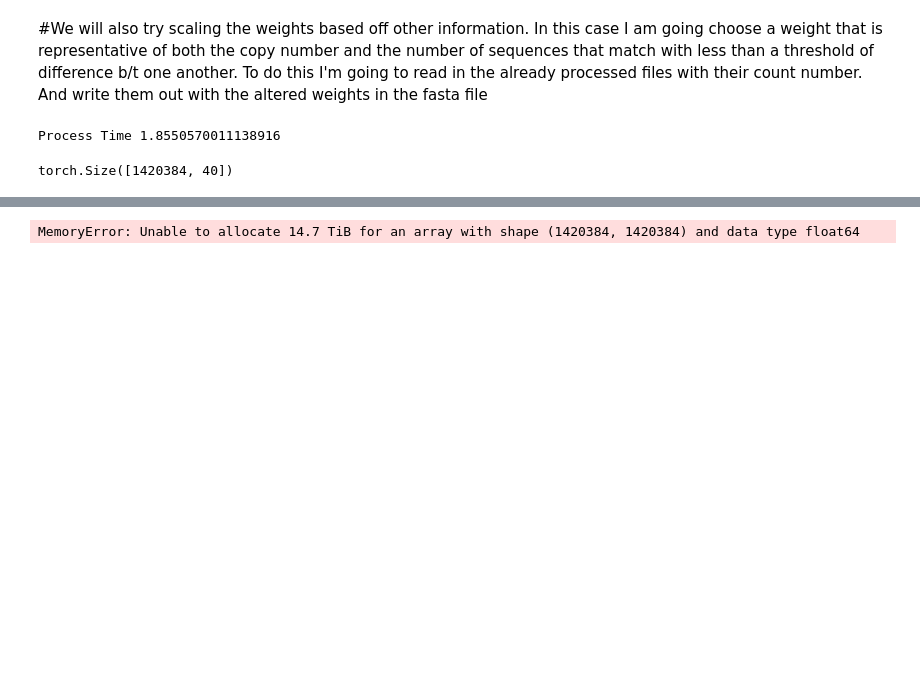
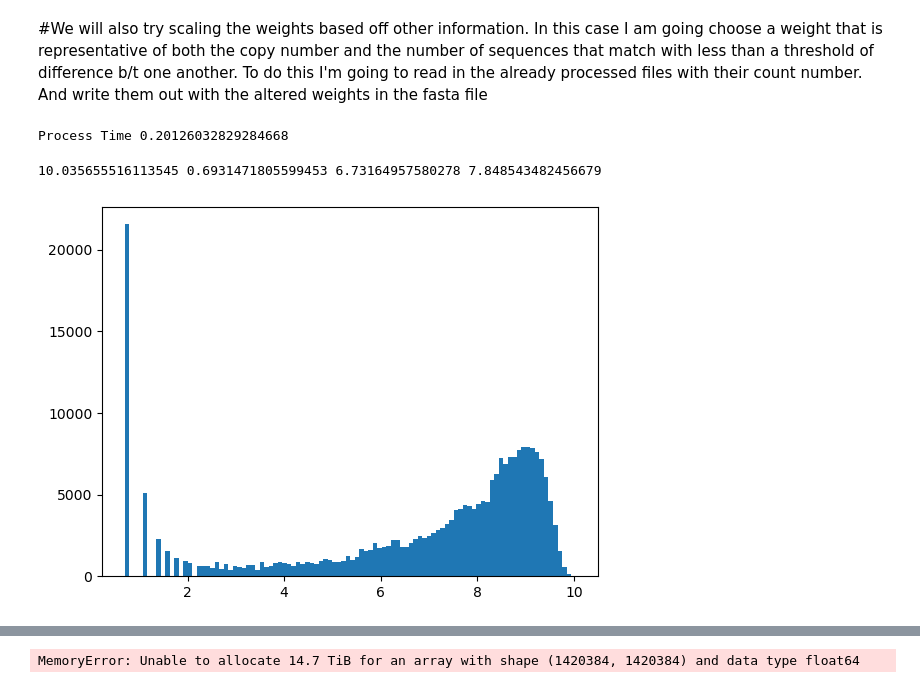
Before and after one commit to Jonahowns/phage_display_ML, a Jupyter notebook: datasets/cov_dataset_prep_example.ipynb, the cells around one changed output, grey strips where cells are left out. Cells and saved outputs as stored; diff of their text form; code cells hidden in the pictures; blank space fills up the shorter version.

Commit message:
Wrote new scaling of weights dependent on the dataset's sequence distribution and the sequence count

```diff
--- a/datasets/cov_dataset_prep_example.ipynb
+++ b/datasets/cov_dataset_prep_example.ipynb
@@ -113,13 +115,35 @@ from sklearn.preprocessing import MinMaxScaler
 # for
 sys.path.append("../rbm_torch/")
 import utils
+import pickle
 
 
-ffile = "r6.fasta"
+ffile = "r9.fasta"
 seqs, affs, all_chars, q = utils.fasta_read(dataset_dir + ffile, "dna", threads=12, drop_duplicates=False)
 
 
+def load_neighbor_file(neigh_file):
+    with open(neigh_file, "rb") as o:
+        data = pickle.load(o)
+    return data
+
+r9_neighs_close = load_neighbor_file(dataset_dir + "r9.fasta_15_neighbor_counts.pkl")
+
+def summary1D(nparray):
+    print(nparray.max(), nparray.min(), nparray.mean(), np.median(nparray))
+
+import math
+
+def log_scale1D(listofnumbers, base=1):
+    return np.asarray([math.log(x + base) for x in listofnumbers])
+
+import matplotlib.pyplot as plt
+
+def quick_hist(x):
+    plt.hist(x, bins=100)
+    plt.show()
+
 # r6_cat = utils.seq_to_cat(seqs, molecule="dna")
 # r6_neighs = utils.count_neighbours(r6_cat)
 # %% [output]
-Process Time 1.8550570011138916
+Process Time 0.20126032829284668
@@ -130,4 +150,9 @@ r6_cat = utils.seq_to_cat(seqs, molecule="dna")
-# %%
-r6_cat.shape
-# %% [output]
-torch.Size([1420384, 40])
+# %%
+import numpy as np
+r9_neighs_log = log_scale(r9_neighs_close)   # Want largest value to be least number of neighbors (1)
+# %%
+summary(r9_neighs_log)
+quick_hist(r9_neighs_log)
+# %% [output]
+10.035655516113545 0.6931471805599453 6.73164957580278 7.848543482456679
+[figure, added]
```
Also changed, not shown: parts of 14 cells of this notebook, 1 other file.
